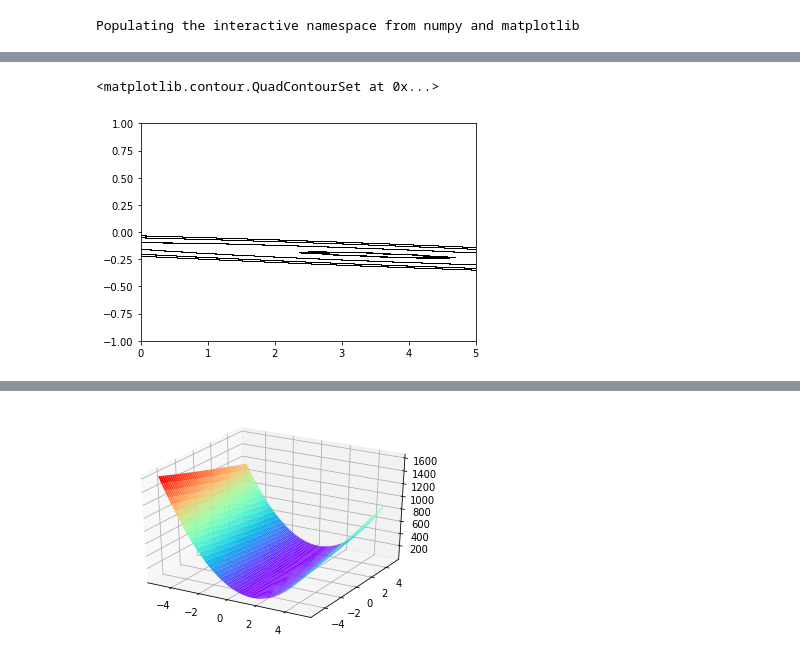
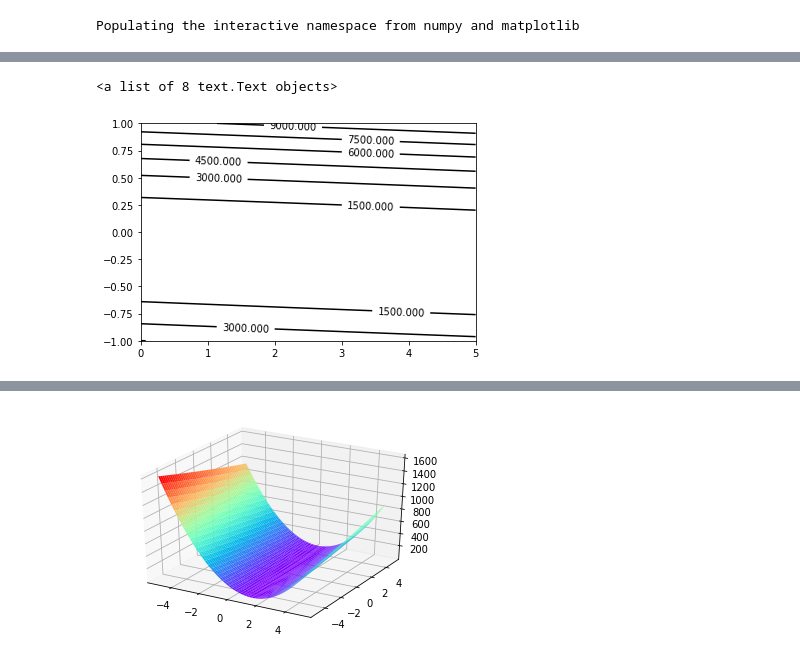
Before and after one commit to Haowen-Zhong/ML, a Jupyter notebook: Chap2.ipynb, the cells around one changed output, grey strips where cells are left out. Cells and saved outputs as stored; diff of their text form; code cells hidden in the pictures.

```diff
--- a/Chap2.ipynb
+++ b/Chap2.ipynb
@@ -31,12 +31,10 @@ plt.show()
-# %%
-#这个等高线图很丑，应该是数据集的问题。以后可以试试画别的。
-plt.contourf(x,y,z,[30,30.5],colors='k')
-plt.contourf(x,y,z,[50,50.5],colors='k')
-plt.contourf(x,y,z,[80,80.5],colors='k')
-plt.contourf(x,y,z,[100,100.5],colors='k')
-# %% [output]
-<matplotlib.contour.QuadContourSet at 0x...>
-[figure, removed]
+# %%
+#这个等高线图很丑，应该是数据集的问题。以后可以试试画别的。
+c = plt.contour(x,y,z,colors='k')
+plt.clabel(c,inline=True,fontsize=10)
+# %% [output]
+<a list of 8 text.Text objects>
+[figure, added]
 # %%
 #数据集
 %pylab inline
```
Also changed, not shown: parts of 5 cells of this notebook.
